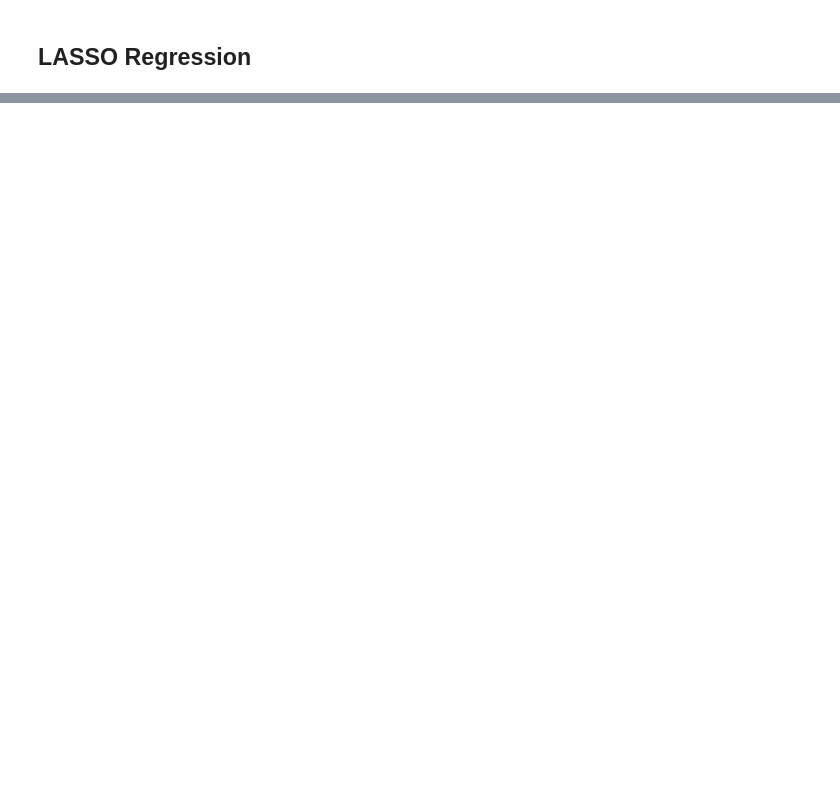
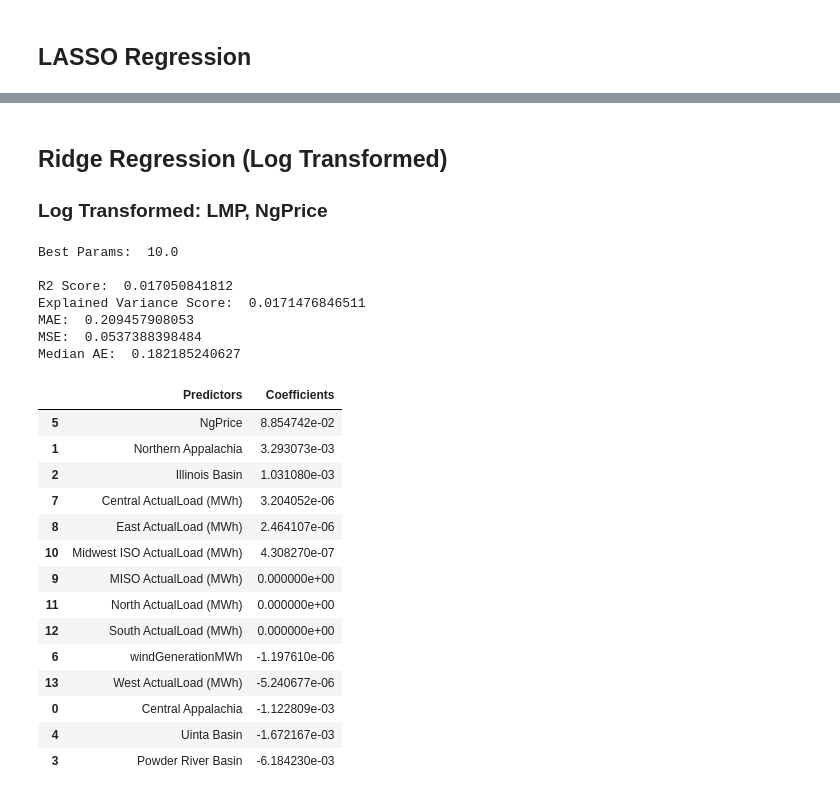
Before and after one commit to dannychua/Electricity-Price-Predictor, a Jupyter notebook: 3. Model/Regression - Ridge, LASSO.ipynb, the cells around one changed output, grey strips where cells are left out. Saved outputs shown, nothing was run; the diff lists cells and outputs as text; code cells hidden in the pictures; blank space fills up the shorter version.

```diff
--- a/3. Model/Regression - Ridge, LASSO.ipynb
+++ b/3. Model/Regression - Ridge, LASSO.ipynb
@@ -130,0 +231,62 @@ pd.DataFrame(zip(lcols, fit.coef_), columns=['Predictors', 'Coefficients']).sort
+# %% [markdown]
+## Ridge Regression (Log Transformed)
+### Log Transformed: LMP, NgPrice
+# %%
+from sklearn.cross_validation import train_test_split
+from sklearn import metrics
+from sklearn import linear_model
+
+
+# Log transform
+df2 = df.copy()
+df2['meanPrice'] = np.log(df2['meanPrice'] + 50)
+df2['NgPrice'] = np.log(df2['NgPrice'])
+
+
+# Split into training/testing sets
+X_train, X_test, y_train, y_test = train_test_split(df2.drop('meanPrice', axis=1), df2['meanPrice'],
+                                                    test_size=0.2, random_state=0)
+
+
+# Gridsearch + Fit
+ridge = linear_model.RidgeCV(alphas=[1e-3, 1e-2, 1e-1, 1e0, 1e1, 5e1, 9e1, 1e2, 2e2, 5e2, 1e3], cv=5)
+fit = ridge.fit(X_train, y_train)
+
+
+# Metrics
+print 'Best Params: ', fit.alpha_
+print
+preds = ridge.predict(X_test)
+print 'R2 Score: ', metrics.r2_score(y_test.values, preds)
+print 'Explained Variance Score: ', metrics.explained_variance_score(y_test.values, preds)
+print 'MAE: ', metrics.mean_absolute_error(y_test.values, preds)
+print 'MSE: ', metrics.mean_squared_error(y_test.values, preds)
+print 'Median AE: ', metrics.median_absolute_error(y_test.values, preds)
+print
+
+# Regression Coefficients
+lcols = X_train.columns
+pd.DataFrame(zip(lcols, fit.coef_), columns=['Predictors', 'Coefficients']).sort('Coefficients', ascending=False)
+# %% [output]
+Best Params:  10.0
+
+R2 Score:  0.017050841812
+Explained Variance Score:  0.0171476846511
+MAE:  0.209457908053
+MSE:  0.0537388398484
+Median AE:  0.182185240627
+|  | Predictors | Coefficients |
+| 5 | NgPrice | 8.854742e-02 |
+| 1 | Northern Appalachia | 3.293073e-03 |
+| 2 | Illinois Basin | 1.031080e-03 |
+| 7 | Central ActualLoad (MWh) | 3.204052e-06 |
+| 8 | East ActualLoad (MWh) | 2.464107e-06 |
+| 10 | Midwest ISO ActualLoad (MWh) | 4.308270e-07 |
+| 9 | MISO ActualLoad (MWh) | 0.000000e+00 |
+| 11 | North ActualLoad (MWh) | 0.000000e+00 |
+| 12 | South ActualLoad (MWh) | 0.000000e+00 |
+| 6 | windGenerationMWh | -1.197610e-06 |
+| 13 | West ActualLoad (MWh) | -5.240677e-06 |
+| 0 | Central Appalachia | -1.122809e-03 |
+| 4 | Uinta Basin | -1.672167e-03 |
+| 3 | Powder River Basin | -6.184230e-03 |
```
Also changed, not shown: parts of 33 cells of this notebook, 1 other file.
